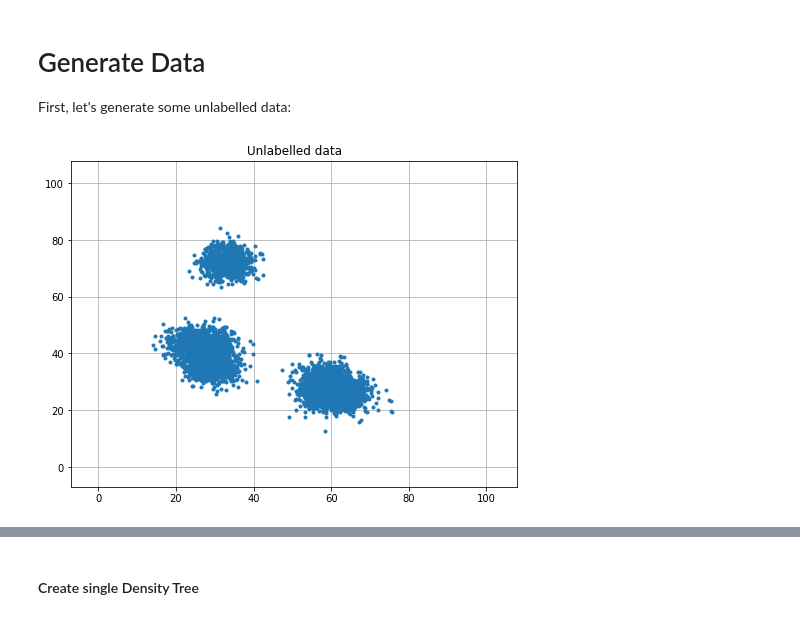
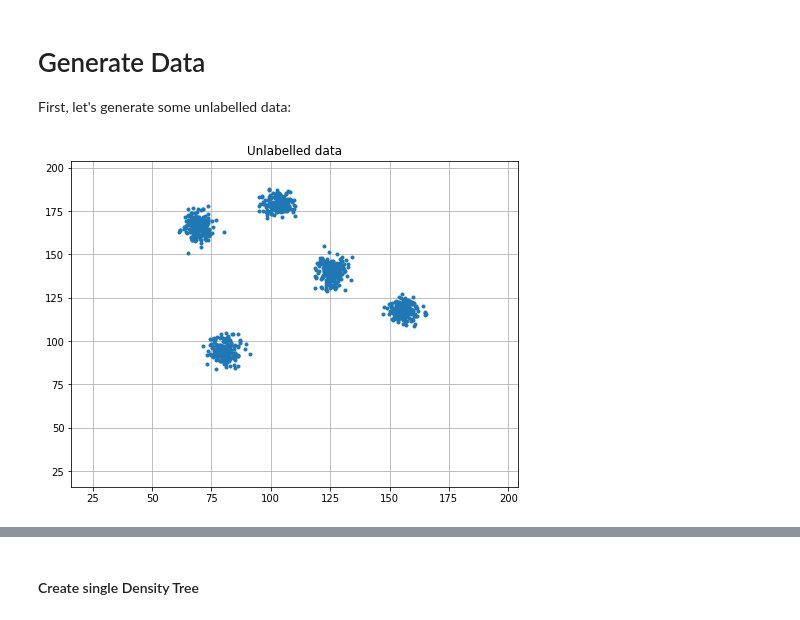
Before and after one commit to CyrilWendl/SIE-Master, a Jupyter notebook: Code/density_tree.ipynb, the cells around one changed output, grey strips where cells are left out. Cells and saved outputs as stored; diff of their text form; code cells hidden in the pictures.

```diff
--- a/Code/density_tree.ipynb
+++ b/Code/density_tree.ipynb
@@ -22,21 +22,23 @@ from density_tree.plots import *
 
 First, let's generate some unlabelled data:
 # %%
+# Dataset 1: Random Points
 dimensions = 2
 nclusters = 5
 covariance = 10
-npoints = 1000
-minRange = 10
-maxRange = 100
+npoints = 200
+minRange = 20
+maxRange = 200
 
 dataset = create_data(nclusters, dimensions, covariance, npoints, minrange=minRange, maxrange=maxRange,
                       labelled=False, random_flip=True, nonlinearities=False)
 
 if dimensions == 2:
     fig, ax = plt.subplots(1, 1)
     fig.set_size_inches(8,6)
-    plot_data(dataset, "Unlabelled data", ax, labels=False)
+    plot_data(dataset, "Unlabelled data", ax, labels=False, minrange=minRange, maxrange=maxRange, margin=4)
     plt.savefig("../Figures/unlabelled-data.pdf", bbox_inches='tight', pad_inches=0)
+
     plt.show()
 # %% [output]
-[figure, old version]
+[figure, new version]
```
Also changed, not shown: parts of 20 cells of this notebook, 9 other files.
